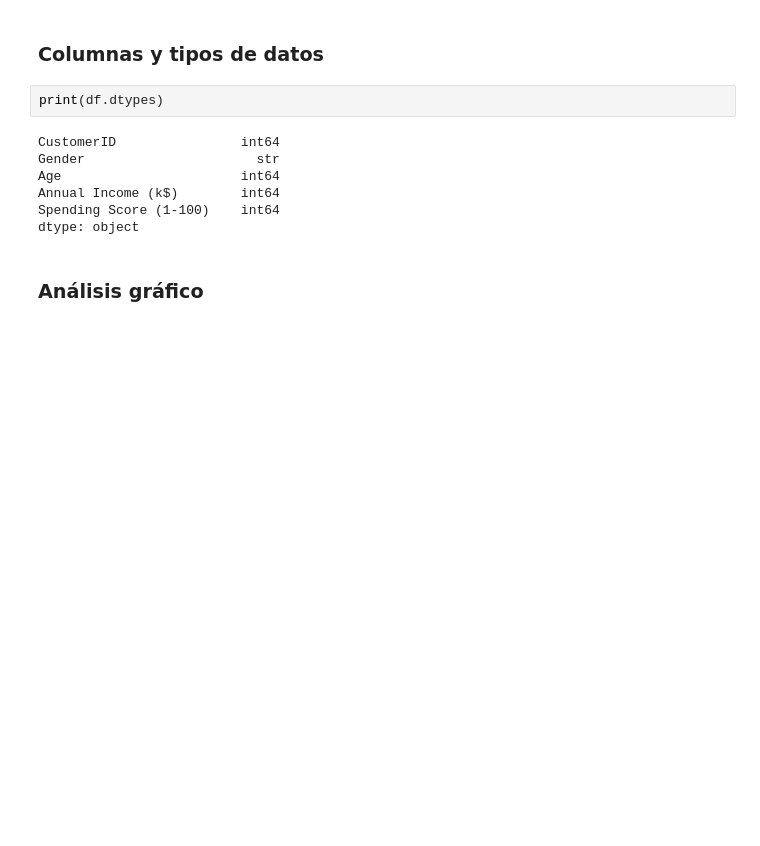
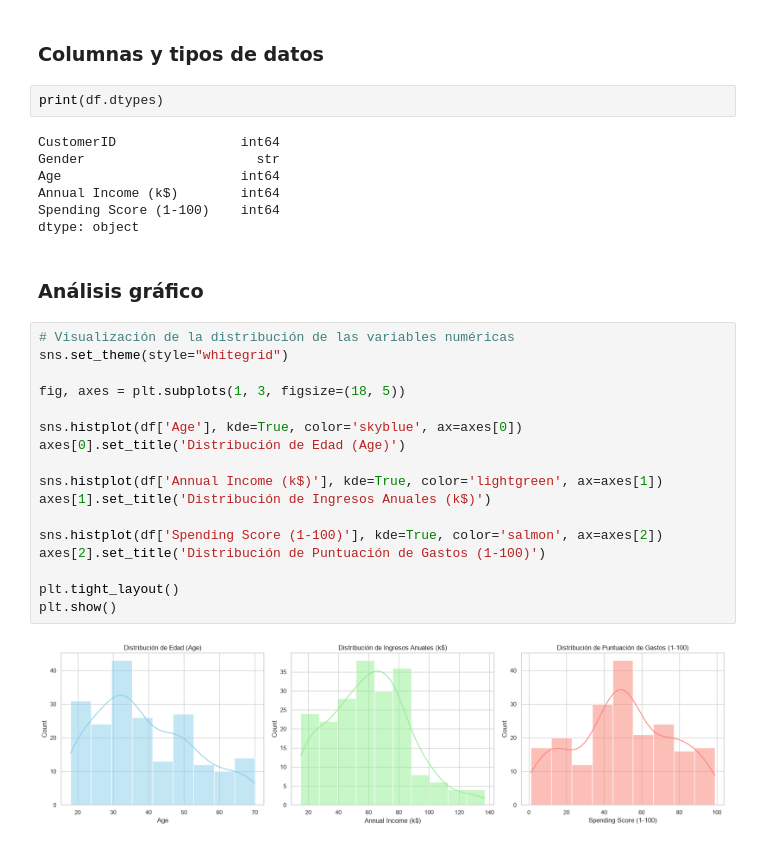
Before and after one commit to CarlosM2304/K-Means-Customer-Clustering, a Jupyter notebook: Untitled-1.ipynb, the cells around one changed output. Cells and saved outputs as stored; diff of their text form; blank space fills up the shorter version.

```diff
--- a/Untitled-1.ipynb
+++ b/Untitled-1.ipynb
@@ -77,3 +59,22 @@ Spending Score (1-100)    int64
 dtype: object
 # %% [markdown]
 ### Análisis gráfico
+# %%
+# Visualización de la distribución de las variables numéricas
+sns.set_theme(style="whitegrid")
+
+fig, axes = plt.subplots(1, 3, figsize=(18, 5))
+
+sns.histplot(df['Age'], kde=True, color='skyblue', ax=axes[0])
+axes[0].set_title('Distribución de Edad (Age)')
+
+sns.histplot(df['Annual Income (k$)'], kde=True, color='lightgreen', ax=axes[1])
+axes[1].set_title('Distribución de Ingresos Anuales (k$)')
+
+sns.histplot(df['Spending Score (1-100)'], kde=True, color='salmon', ax=axes[2])
+axes[2].set_title('Distribución de Puntuación de Gastos (1-100)')
+
+plt.tight_layout()
+plt.show()
+# %% [output]
+[figure, added]
```
Also changed, not shown: parts of 8 cells of this notebook, 1 other file.
